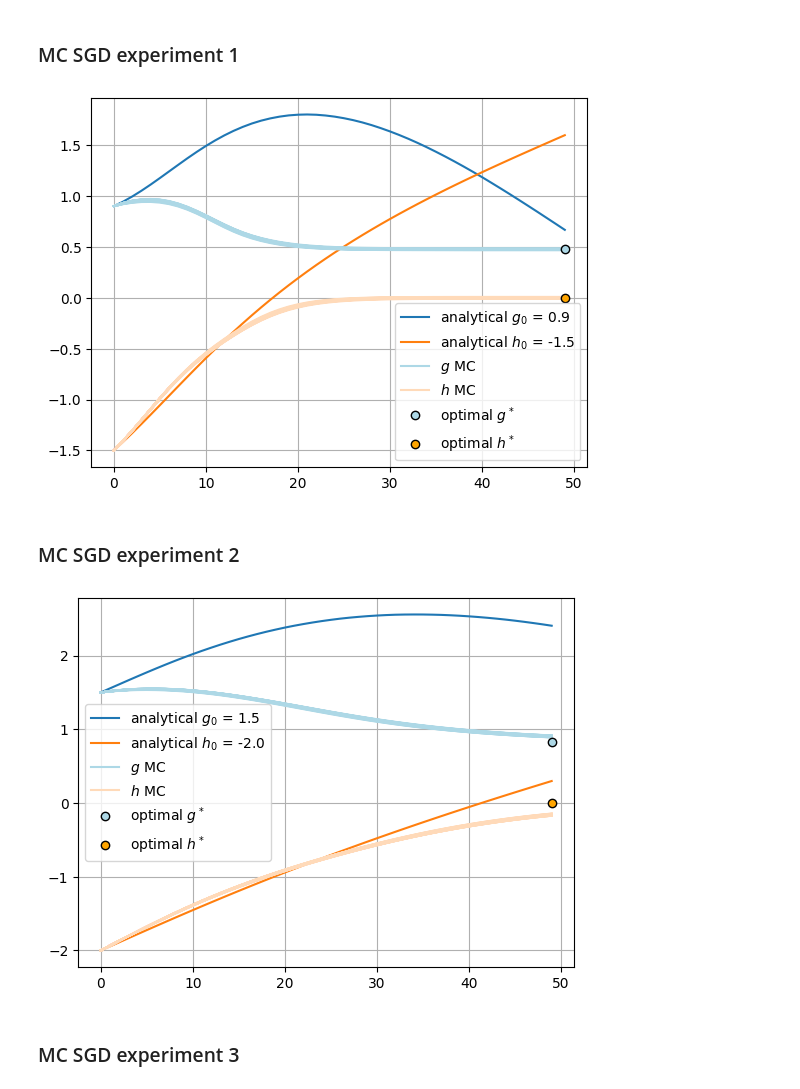
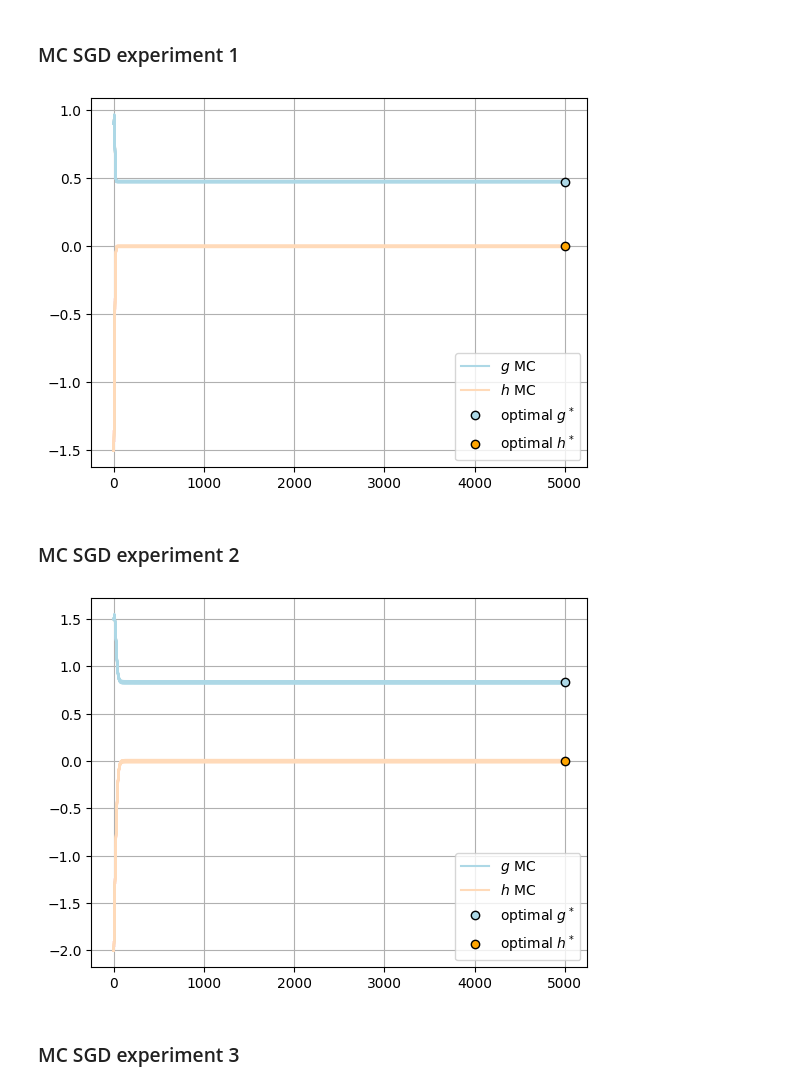
Before and after one commit to BandGapAI/gan-1d-least-squares, a Jupyter notebook: numerical_simulation.ipynb, the cells around one changed output. Drawn from its saved outputs; the diff is of its cells as text; code cells hidden in the pictures.

```diff
--- a/numerical_simulation.ipynb
+++ b/numerical_simulation.ipynb
@@ -123,7 +135,7 @@ def run_SGD(config_gan, config_sgd, x, z):
   h_path += [val[1] for val in path]
   return g_path, h_path
 # %%
-def run_SGD_batch(config_gan, config_sgd, n_runs=50, n_samples=10_000):
+def run_SGD_batch(config_gan, config_sgd, n_runs=25, n_samples=10_000):
   g_paths = []
   h_paths = []
   for _ in tqdm(range(n_runs)):
@@ -182,10 +194,9 @@ g_paths, h_paths = run_SGD_batch(config_gan=config_gan, config_sgd=config_sgd)
 plot_comparison_and_save_mat(config_gan=config_gan,
                              config_sgd=config_sgd,
                              g_paths=g_paths,
-                             h_paths=h_paths,
-                             fname_analytical='content/gh_test_case_c2_1_g0_9_h1_5.mat')
+                             h_paths=h_paths)
 # %% [output]
-[figure, old version]
+[figure, new version]
 # %% [markdown]
 ### MC SGD experiment 2
 # %%
@@ -201,18 +212,17 @@ config_sgd = {
     "h_initial": -2.0,
     "eps_g": 0.4,
     "eps_h": 0.4,
-    "n_steps": 50
+    "n_steps": 5000
 }
 # %%
 g_paths, h_paths = run_SGD_batch(config_gan=config_gan, config_sgd=config_sgd)
 # %%
 plot_comparison_and_save_mat(config_gan=config_gan,
                              config_sgd=config_sgd,
                              g_paths=g_paths,
-                             h_paths=h_paths,
-                             fname_analytical='content/gh_test_case_c1_2_g1_5_h-2.mat')
+                             h_paths=h_paths)
 # %% [output]
-[figure, old version]
+[figure, new version]
 # %% [markdown]
 ### MC SGD experiment 3
 # %%
```
Also changed, not shown: parts of 11 cells of this notebook, 8 other files.
